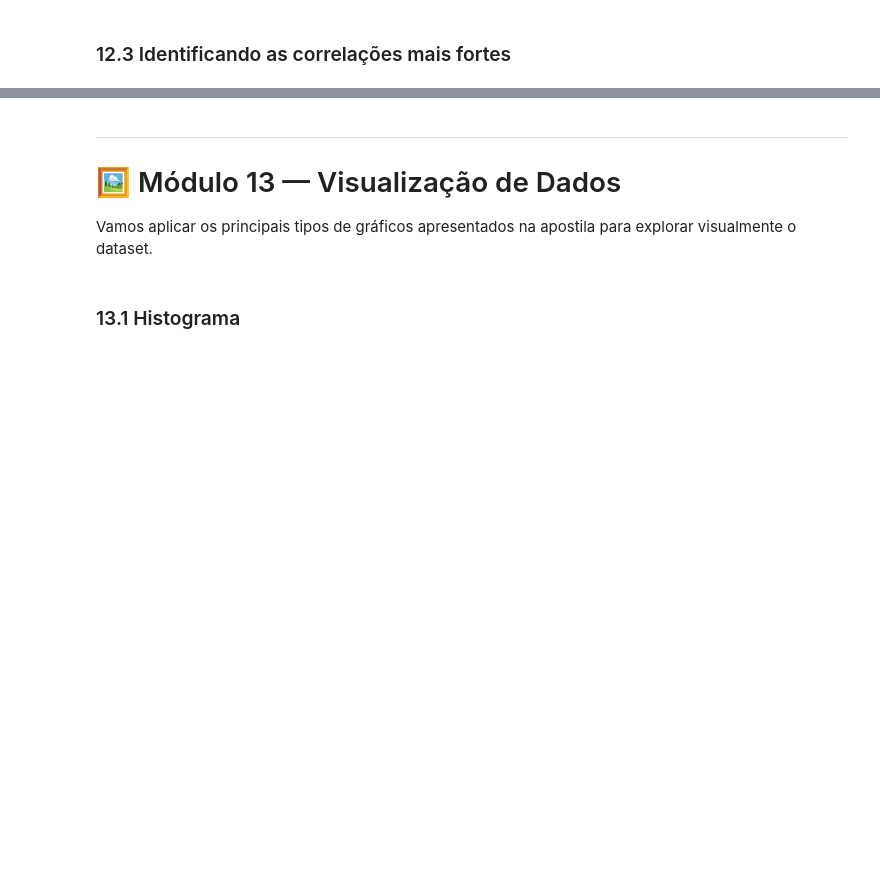
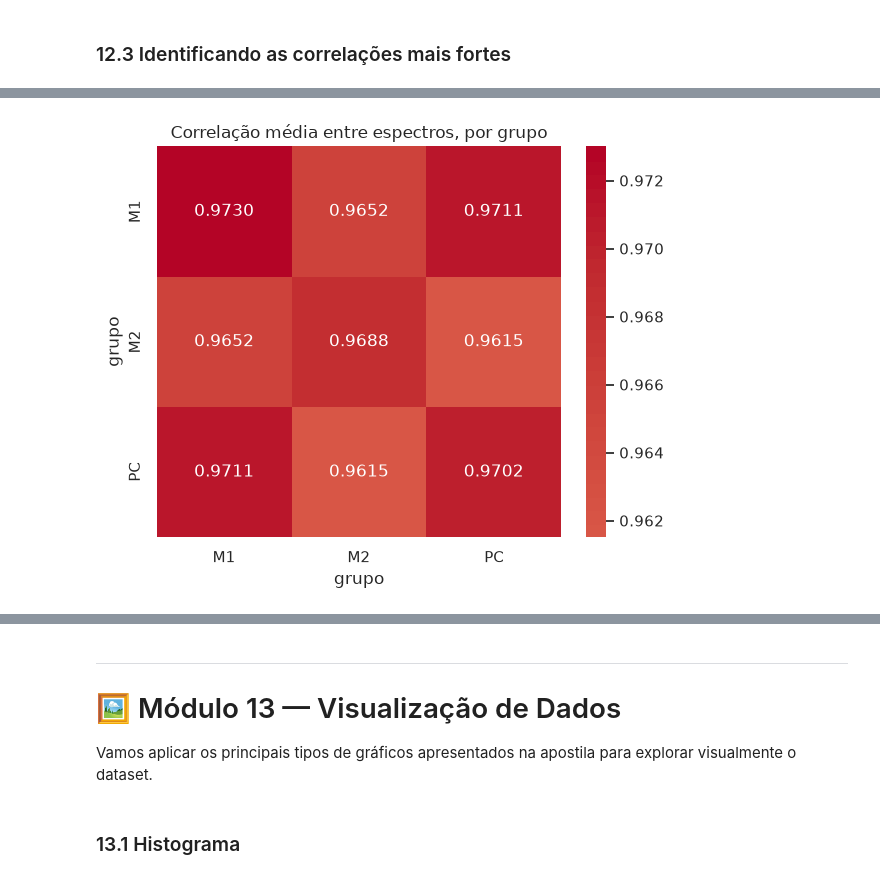
Before and after one commit to Juan-Vyctor/IA, a Jupyter notebook: atividade1/analise_espectros.ipynb, the cells around one changed output, grey strips where cells are left out. Saved outputs shown, nothing was run; the diff lists cells and outputs as text; code cells hidden in the pictures; blank space fills up the shorter version.

```diff
--- a/atividade1/analise_espectros.ipynb
+++ b/atividade1/analise_espectros.ipynb
@@ -845,0 +855,10 @@ corr_pares.drop_duplicates().head(10)
+# %%
+sem_anomalas = [c for c in variaveis_numericas if c not in ["M2_1", "M2_3"]]
+
+correlacao_sem_anomalas = (
+    dataframe_limpo[sem_anomalas].corr()
+    .groupby(resumo["grupo"]).mean()
+    .T.groupby(resumo["grupo"]).mean()
+)
+
+correlacao_sem_anomalas.round(4)
@@ -845,0 +871,9 @@ corr_pares.drop_duplicates().head(10)
+# %%
+plt.figure(figsize=(6, 5))
+sns.heatmap(correlacao_sem_anomalas, annot=True, fmt=".4f", cmap="coolwarm", center=0.92)
+plt.title("Correlação média entre espectros, por grupo")
+plt.tight_layout()
+
+plt.show()
+# %% [output]
+[figure, added]
```
Also changed, not shown: parts of 74 cells of this notebook.
